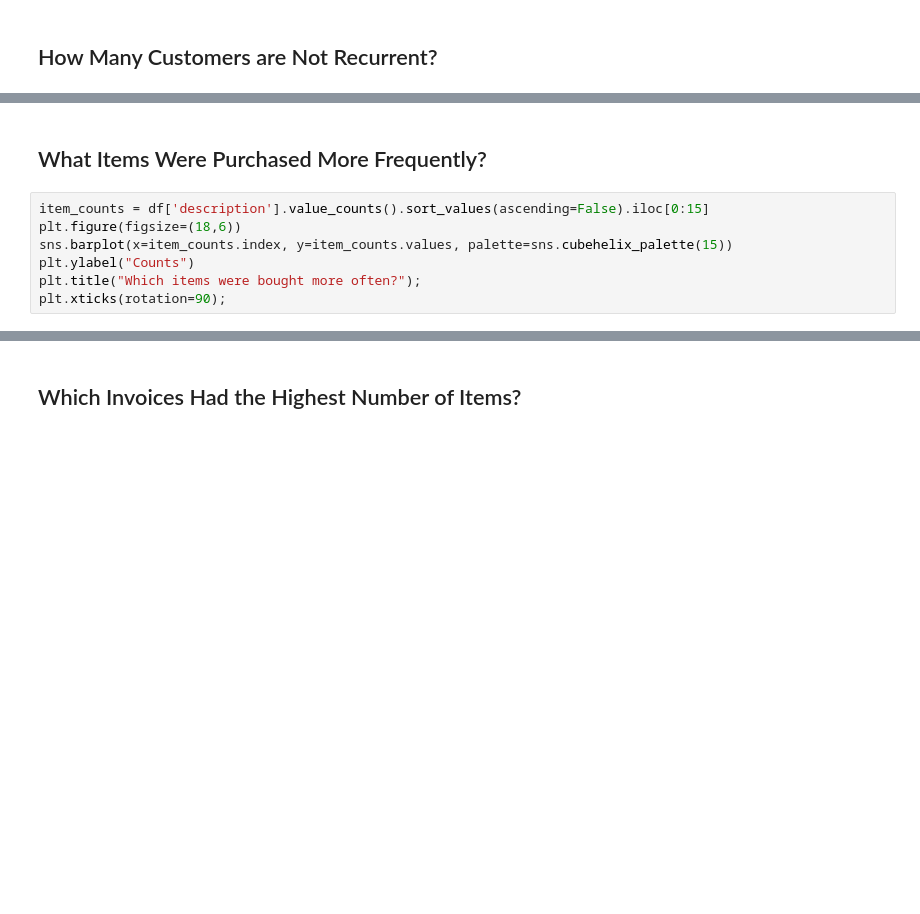
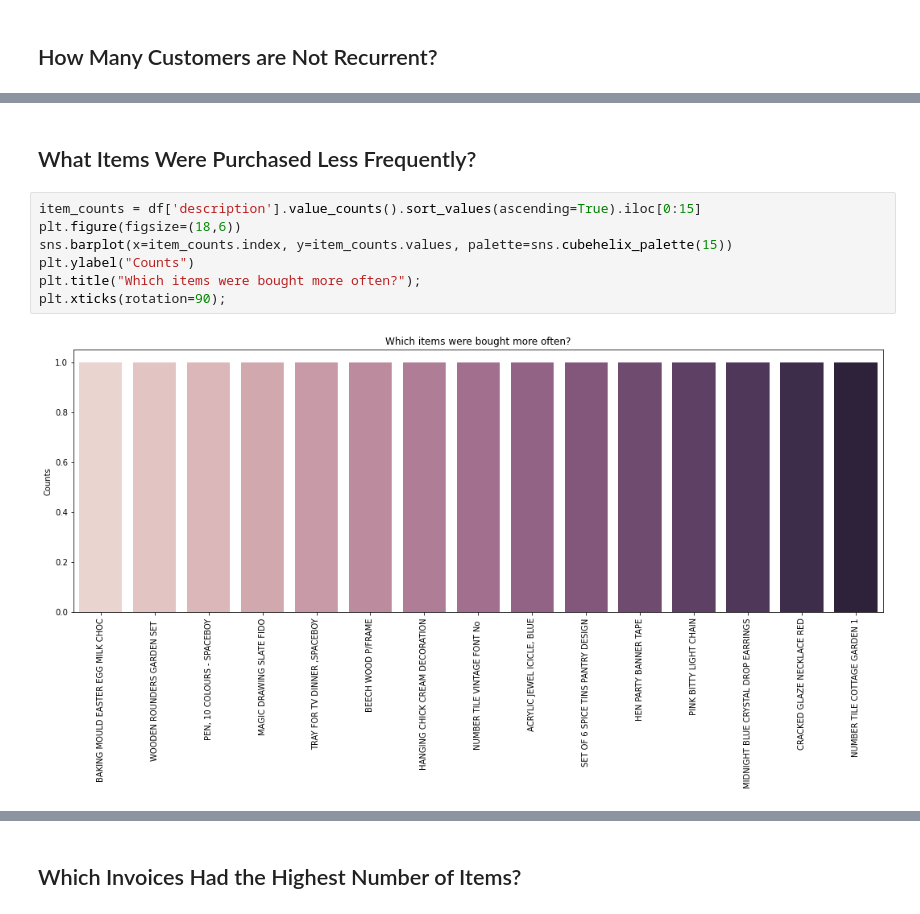
Before and after one commit to EduardoJMatosRomero/2MachLearnCA1, a Jupyter notebook: EduardoJulianMatosRomeroML_CA1.ipynb, the cells around one changed output, grey strips where cells are left out. Saved outputs shown, nothing was run; the diff lists cells and outputs as text; blank space fills up the shorter version.

```diff
--- a/EduardoJulianMatosRomeroML_CA1.ipynb
+++ b/EduardoJulianMatosRomeroML_CA1.ipynb
@@ -296,9 +620,11 @@ unique_counts(df)
 # %% [markdown]
-## What Items Were Purchased More Frequently?
+## What Items Were Purchased Less Frequently?
 # %%
-item_counts = df['description'].value_counts().sort_values(ascending=False).iloc[0:15]
+item_counts = df['description'].value_counts().sort_values(ascending=True).iloc[0:15]
 plt.figure(figsize=(18,6))
 sns.barplot(x=item_counts.index, y=item_counts.values, palette=sns.cubehelix_palette(15))
 plt.ylabel("Counts")
 plt.title("Which items were bought more often?");
 plt.xticks(rotation=90);
+# %% [output]
+[figure, added]
```
Also changed, not shown: parts of 87 cells of this notebook, 2 other files.
